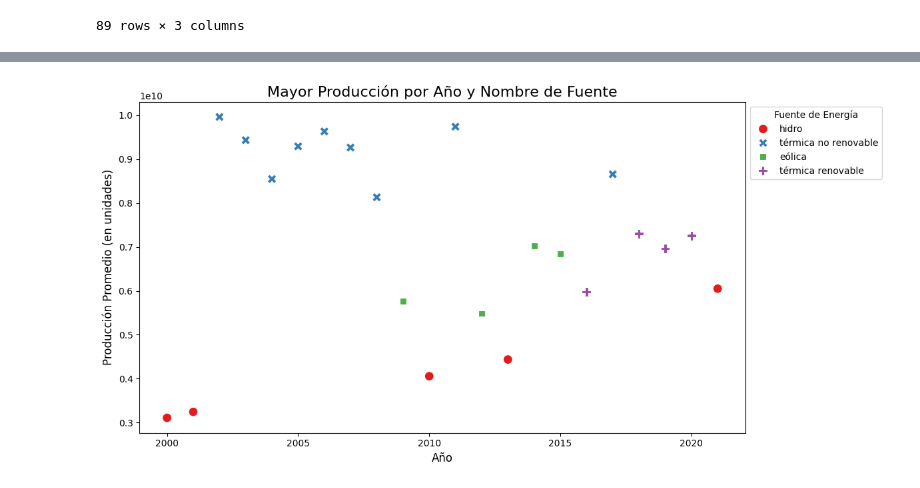
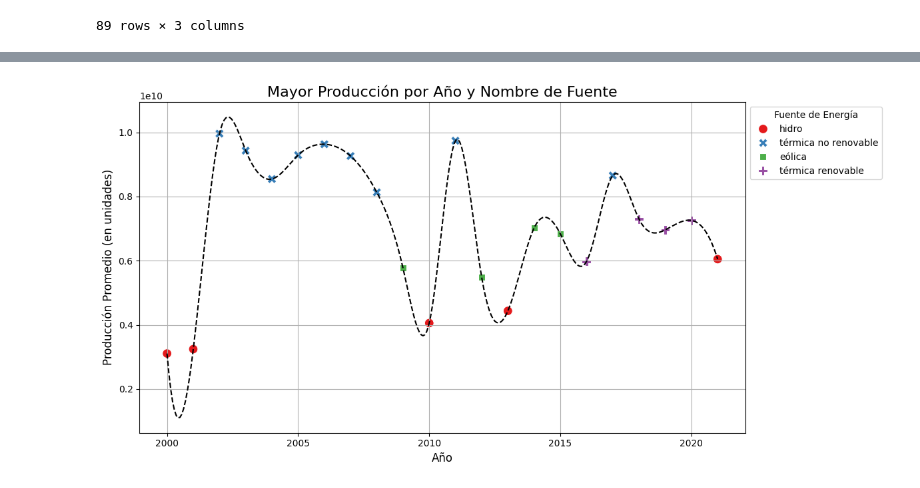
Before and after one commit to davidmartine/ProyectoEnergiaColPy, a Jupyter notebook: EnergiaCol.ipynb, the cells around one changed output, grey strips where cells are left out. Cells and saved outputs as stored; diff of their text form; code cells hidden in the pictures.

```diff
--- a/EnergiaCol.ipynb
+++ b/EnergiaCol.ipynb
@@ -5,8 +5,11 @@ import pandas as pd
 import matplotlib.pyplot as plt
 import numpy as np
 import seaborn as sns
+from google.colab import drive
+from scipy.interpolate import make_interp_spline
+from sklearn.linear_model import LinearRegression
 
-dataFrame= pd.read_csv("generacioncapacidadelectrica.csv", sep=',',encoding='ISO-8859-1')
+dataFrame = pd.read_csv('/content/drive/MyDrive/ProyectoAnalisisDatos/Datos/Datagit/generacioncapacidadelectrica.csv', sep=',',encoding='ISO-8859-1')
 
 dataFrame
 # %% [output]
@@ -239,32 +234,46 @@ plt.show()
 # %%
 
 # Paso 1: Agrupar los datos por 'Año' y 'Nombre Fuente' y calcular el promedio de producción
 promedio_produccion = dataFrameLD.groupby(['Año', 'Nombre Fuente'])['Produccion'].mean().reset_index()
 
 # Paso 2: Encontrar la fuente con la mayor producción por cada año
 max_produccion = promedio_produccion.loc[promedio_produccion.groupby('Año')['Produccion'].idxmax()]
 
 # Paso 3: Crear la gráfica de dispersión usando Seaborn
 plt.figure(figsize=(12, 6))  # Ajustar el tamaño de la figura
 
 sns.scatterplot(data=max_produccion,
                 x='Año',
                 y='Produccion',
                 hue='Nombre Fuente',  # Colorear los puntos según la fuente
                 style='Nombre Fuente',  # Diferenciar los puntos por el estilo
                 s=100,  # Tamaño de los puntos
-                palette='Set1')  # Elegir la paleta de colores para los puntos
+                palette='Set1'
+                )  # Elegir la paleta de colores para los puntos
+
+# Extraer los valores de 'Año' y 'Produccion'
+x = max_produccion['Año'].values
+y = max_produccion['Produccion'].values
+
+# Paso 4: Interpolar para suavizar la línea
+x_new = np.linspace(x.min(), x.max(), 300)
+spl = make_interp_spline(x, y, k=3)
+y_smooth = spl(x_new)
+
+# Trazar la línea suavizada
+plt.plot(x_new, y_smooth, color='black', linestyle='--', linewidth=1.5)
 
 # Paso 4: Personalizar el gráfico
+plt.grid(True)
 plt.title('Mayor Producción por Año y Nombre de Fuente', fontsize=16)
 plt.xlabel('Año', fontsize=12)
 plt.ylabel('Producción Promedio (en unidades)', fontsize=12)
 plt.legend(title="Fuente de Energía", loc='upper left', bbox_to_anchor=(1, 1))  # Leyenda
 
 # Ajustar el layout para evitar que los elementos se sobrepongan
 plt.tight_layout()
 
 # Mostrar el gráfico
 plt.show()
 # %% [output]
-[figure, old version]
+[figure, new version]
```
Also changed, not shown: parts of 6 cells of this notebook.
